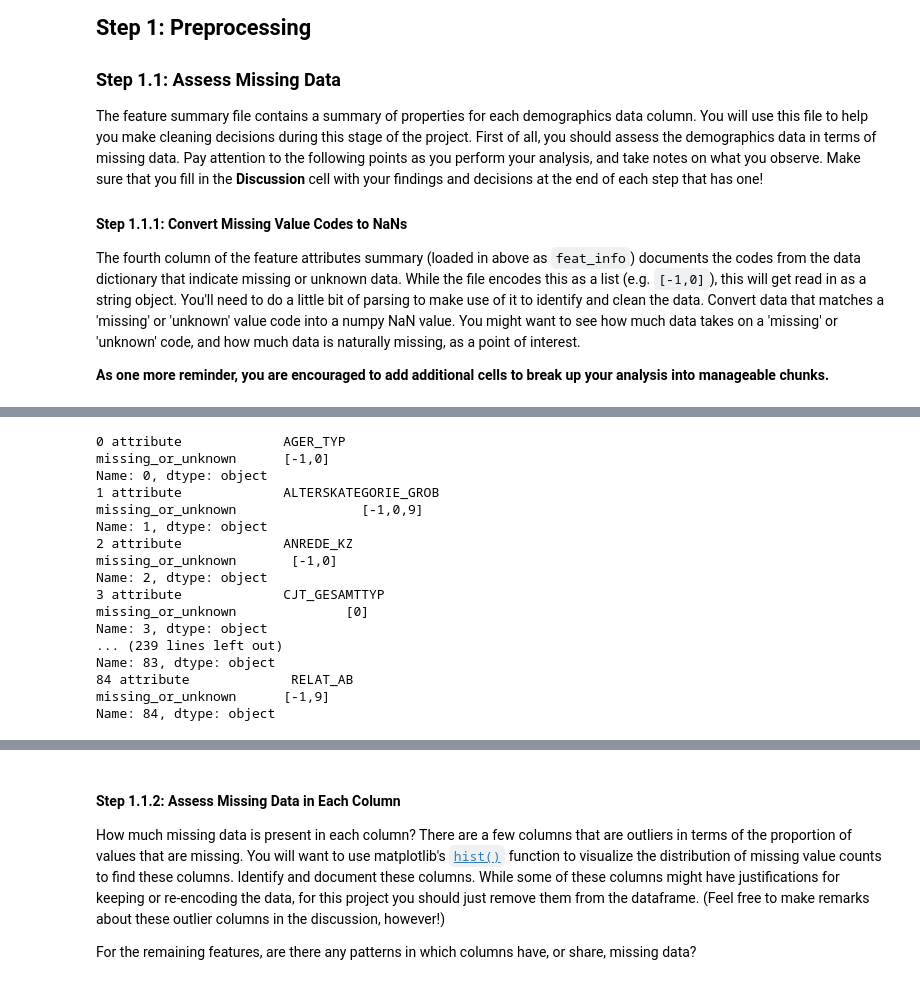
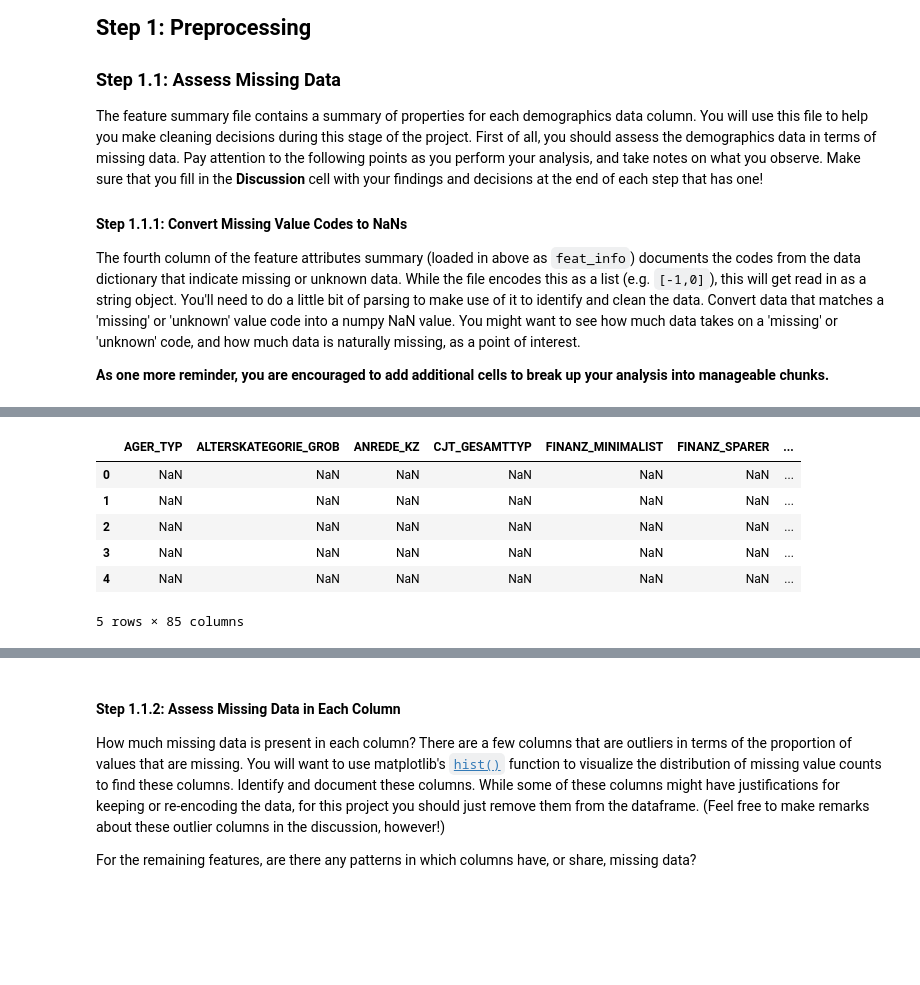
Before and after one commit to samthegolden/DSND_Term1, a Jupyter notebook: projects/p3_/Identify_Customer_Segments.ipynb, the cells around one changed output, grey strips where cells are left out. Drawn from its saved outputs; the diff is of its cells as text; code cells hidden in the pictures; blank space fills up the shorter version.

```diff
--- a/projects/p3_/Identify_Customer_Segments.ipynb
+++ b/projects/p3_/Identify_Customer_Segments.ipynb
@@ -95,36 +94,0 @@ AttributeError: 'Series' object has no attribute 'split'
-# %%
-#w['female'] = w['female'].map({'female': 1, 'male': 0})
-
-# replace
-feat_nans[att] = feat_nans[att].map({'female': np.nan, 'male': np.nan})
-
-
-# iterate thru columns
-
-columns = list(azdias)
-for c in columns:
-    for val in azdias[col]:
-        if val in feat_nans.loc[feat_nans]
-
-for att, nan in feat_nans.iterrows():
-    print(att, nan)
-    #for elm in feat_nans[]
-   # azdias.loc[azdias['attribute'] == att, azdias['missing_or_unknown'] == ] = feat_nans['missing_or_unknown'][index].strip('][').split(',')
-# %% [output]
-0 attribute             AGER_TYP
-missing_or_unknown      [-1,0]
-Name: 0, dtype: object
-1 attribute             ALTERSKATEGORIE_GROB
-missing_or_unknown                [-1,0,9]
-Name: 1, dtype: object
-2 attribute             ANREDE_KZ
-missing_or_unknown       [-1,0]
-Name: 2, dtype: object
-3 attribute             CJT_GESAMTTYP
-missing_or_unknown              [0]
-Name: 3, dtype: object
-... (239 lines left out)
-Name: 83, dtype: object
-84 attribute             RELAT_AB
-missing_or_unknown      [-1,9]
-Name: 84, dtype: object
@@ -149,2 +95,24 @@ for col in azdias:
-# %%
-azdias.loc[azdias['y'] == 'N/A','y'] = np.nan
+# %%
+#w['female'] = w['female'].map({'female': 1, 'male': 0})
+#f = lambda x: len(x["review"].split("disappointed")) -1
+#print(feat_nans.head())
+
+# create map and replace
+
+f_nans = lambda x, mp: x.map(mp)
+
+for column in azdias:
+    mp = {i : np.nan for i in feat_nans.loc[feat_nans['attribute'] == column, 'missing_or_unknown'].iloc[0]}
+    #print(f"{column}: {mp}")
+    azdias[column] = azdias[column].map(mp)
+#    azdias[column] = azdias.apply(f_nans, mp=mp, axis=1) # axis = 0 -> columns
+
+azdias.head()
+# %% [output]
+|  | AGER_TYP | ALTERSKATEGORIE_GROB | ANREDE_KZ | CJT_GESAMTTYP | FINANZ_MINIMALIST | FINANZ_SPARER | ... |
+| 0 | NaN | NaN | NaN | NaN | NaN | NaN | ... |
+| 1 | NaN | NaN | NaN | NaN | NaN | NaN | ... |
+| 2 | NaN | NaN | NaN | NaN | NaN | NaN | ... |
+| 3 | NaN | NaN | NaN | NaN | NaN | NaN | ... |
+| 4 | NaN | NaN | NaN | NaN | NaN | NaN | ... |
+5 rows × 85 columns
```
Also changed, not shown: parts of 7 cells of this notebook.
